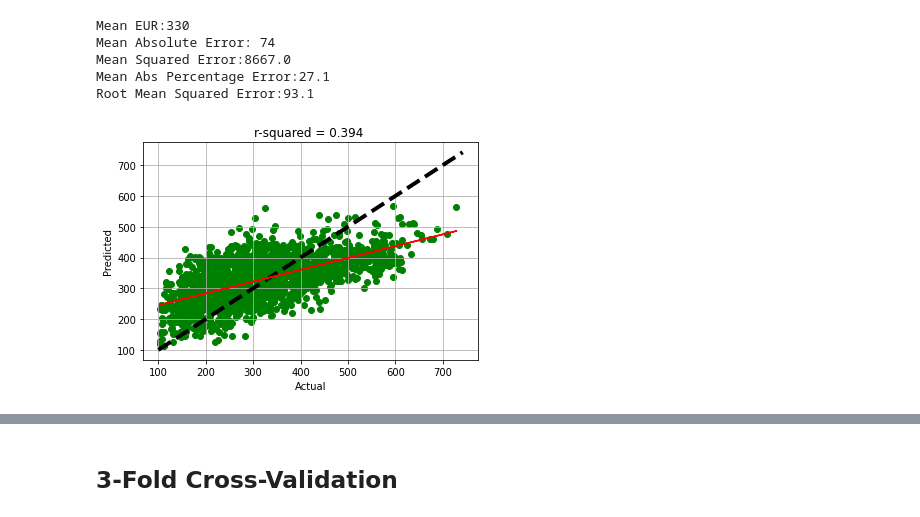
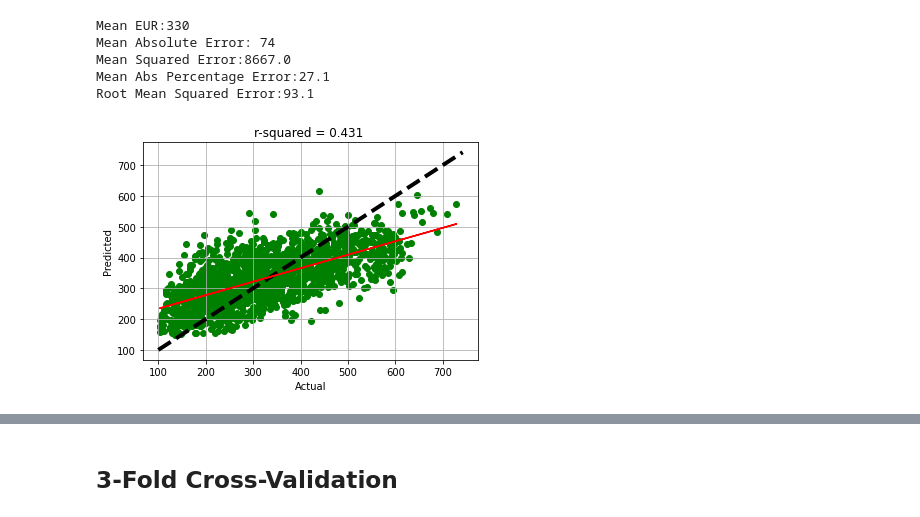
Before and after one commit to Auelocks/Friday_Night_Lights, a Jupyter notebook: Permian_ML_Model_Final.ipynb, the cells around one changed output, grey strips where cells are left out. Cells and saved outputs as stored; diff of their text form; code cells hidden in the pictures.

```diff
--- a/Permian_ML_Model_Final.ipynb
+++ b/Permian_ML_Model_Final.ipynb
@@ -613,6 +614,6 @@ Accuracy score (training): 0.913
 Accuracy score (validation): 0.326
 # %%
 #  Training the Algorithm
-reg = ensemble.GradientBoostingRegressor(n_estimators=800, loss='ls', learning_rate=0.1, min_samples_leaf=0.1, random_state=1)
+reg = ensemble.GradientBoostingRegressor(n_estimators=800, loss='ls', learning_rate=0.01, min_samples_leaf=0.1, random_state=1)
 reg.fit(X_train_scaled, y_train)
 # %% [output]
@@ -685,7 +686,7 @@ from sklearn.ensemble import RandomForestRegressor
 # %%
 rf_model = RandomForestRegressor(n_estimators=500,random_state=12)
 rf_model = rf_model.fit(X_train_scaled, y_train)
-prediction = rf_model.predict(X_test_scaled)
+y_pred_rf = rf_model.predict(X_test_scaled)
 # %%
 # Calculate feature importance
 importances = rf_model.feature_importances_
@@ -718,22 +719,22 @@ y_test = np.array(y_test)
 # %%
 # Import linear regression from the SciPy stats module.
 from scipy.stats import linregress
 from numpy import array
 import seaborn as sns
 from sklearn.metrics import r2_score
 
 fig, ax = plt.subplots()
-ax.scatter(y_test, y_pred,color='g')
+ax.scatter(y_test, y_pred_rf,color='g')
 ax.plot([y.min(), y.max()], [y.min(), y.max()], 'k--', lw=4)
 ax.set_xlabel('Actual')
 ax.set_ylabel('Predicted')
 #regression line
 y_test = y_test.reshape(-1,1)
 
-ax.plot(y_test, LinearRegression().fit(y_test, y_pred).predict(y_test),color='r')
-ax.set_title('r-squared = {:.3f} '.format(r2_score(y_test, y_pred)))
+ax.plot(y_test, LinearRegression().fit(y_test, y_pred_rf).predict(y_test),color='r')
+ax.set_title('r-squared = {:.3f} '.format(r2_score(y_test, y_pred_rf)))
 plt.grid()
 
 plt.show()
 # %% [output]
-[figure, old version]
+[figure, new version]
```
Also changed, not shown: parts of 20 cells of this notebook, 1 other file.
